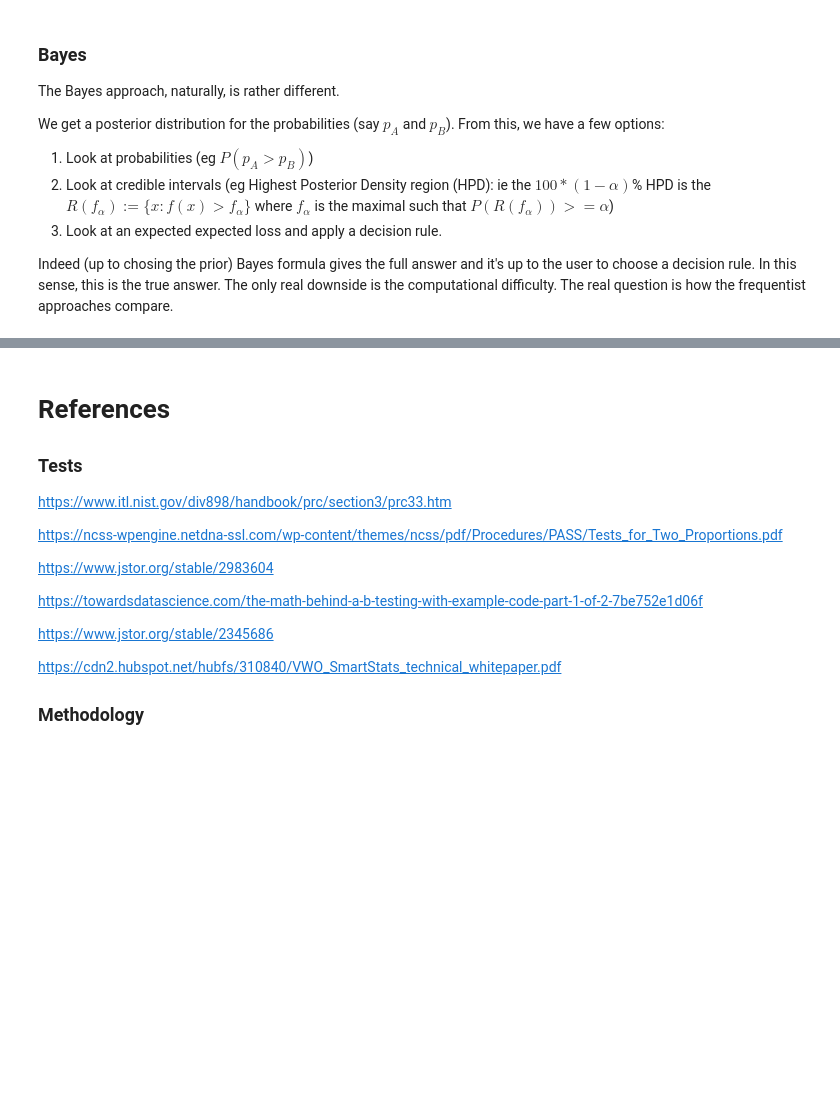
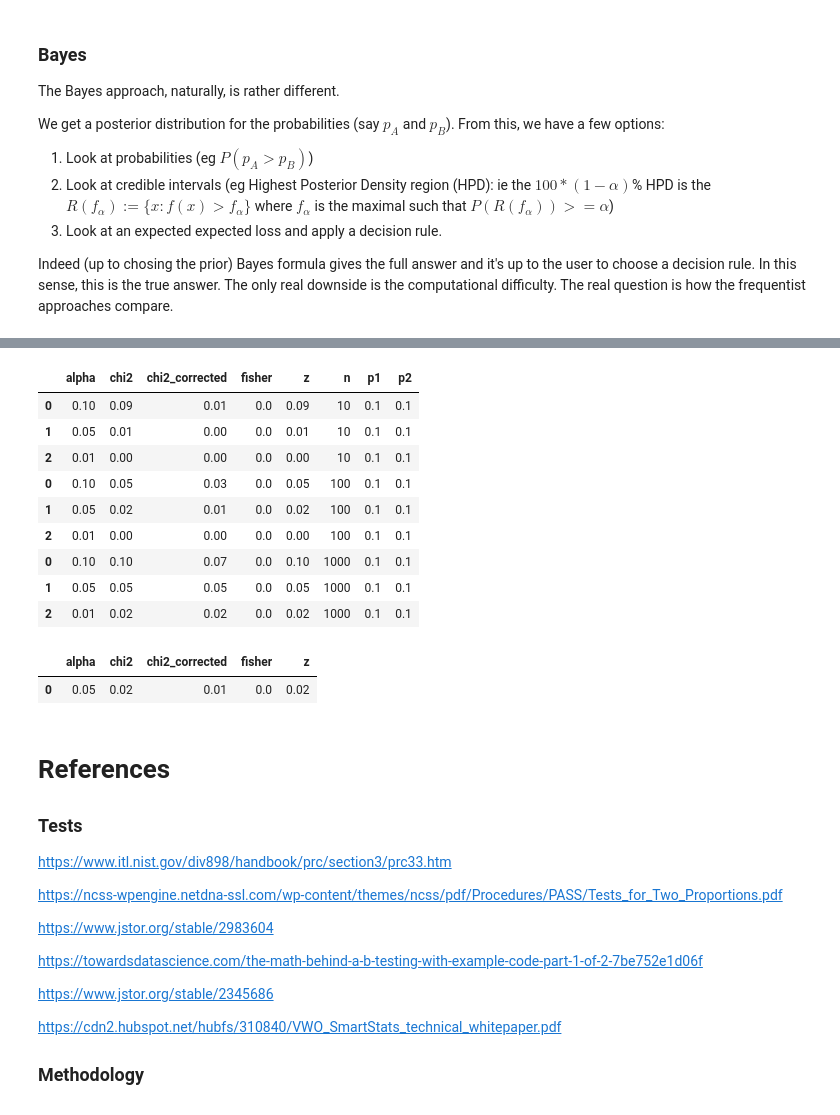
Before and after one commit to mgh35/lab-how_to_ab_test, a Jupyter notebook: notebooks/How to AB Test.ipynb, the cells around one changed output, grey strips where cells are left out. Saved outputs shown, nothing was run; the diff lists cells and outputs as text; code cells hidden in the pictures; blank space fills up the shorter version.

Commit message:
Start of the validation

```diff
--- a/notebooks/How to AB Test.ipynb
+++ b/notebooks/How to AB Test.ipynb
@@ -272,3 +294,39 @@ NUTS: [p2, p1]
+# %%
+n_samples = 1000
+alphas = [0.1, 0.05, 0.01]
+
+out = []
+for n in tqdm([10, 100, 1000]):
+    for p1 in tqdm([0.01, 0.1, 0.25, 0.5, 0.9]):
+        for p_log_ratio in tqdm([0, 0.01, 0.1, 1]):
+            p2 = p1*math.exp(p_log_ratio)
+            if p2 >= 1:
+                continue
+
+            r = validation.rejections(n, p1, p2, n_samples, alphas)
+            r['n'] = n
+            r['p1'] = p1
+            r['p_log_ratio'] = p_log_ratio
+            out.append(r)
+
+out = pd.concat(out)
+out
+# %% [output]
+|  | alpha | chi2 | chi2_corrected | fisher | z | n | p1 | p2 |
+| 0 | 0.10 | 0.09 | 0.01 | 0.0 | 0.09 | 10 | 0.1 | 0.1 |
+| 1 | 0.05 | 0.01 | 0.00 | 0.0 | 0.01 | 10 | 0.1 | 0.1 |
+| 2 | 0.01 | 0.00 | 0.00 | 0.0 | 0.00 | 10 | 0.1 | 0.1 |
+| 0 | 0.10 | 0.05 | 0.03 | 0.0 | 0.05 | 100 | 0.1 | 0.1 |
+| 1 | 0.05 | 0.02 | 0.01 | 0.0 | 0.02 | 100 | 0.1 | 0.1 |
+| 2 | 0.01 | 0.00 | 0.00 | 0.0 | 0.00 | 100 | 0.1 | 0.1 |
+| 0 | 0.10 | 0.10 | 0.07 | 0.0 | 0.10 | 1000 | 0.1 | 0.1 |
+| 1 | 0.05 | 0.05 | 0.05 | 0.0 | 0.05 | 1000 | 0.1 | 0.1 |
+| 2 | 0.01 | 0.02 | 0.02 | 0.0 | 0.02 | 1000 | 0.1 | 0.1 |
+# %%
+out
+# %% [output]
+|  | alpha | chi2 | chi2_corrected | fisher | z |
+| 0 | 0.05 | 0.02 | 0.01 | 0.0 | 0.02 |
 # %% [markdown]
 # References
 
```
Also changed, not shown: parts of 3 cells of this notebook.
